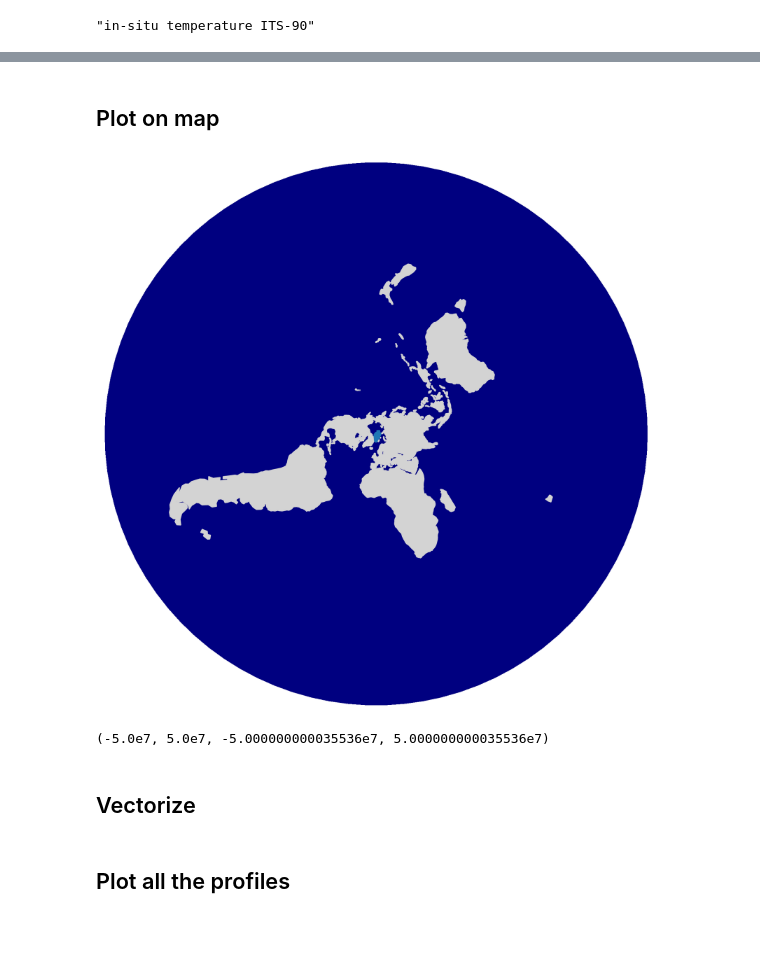
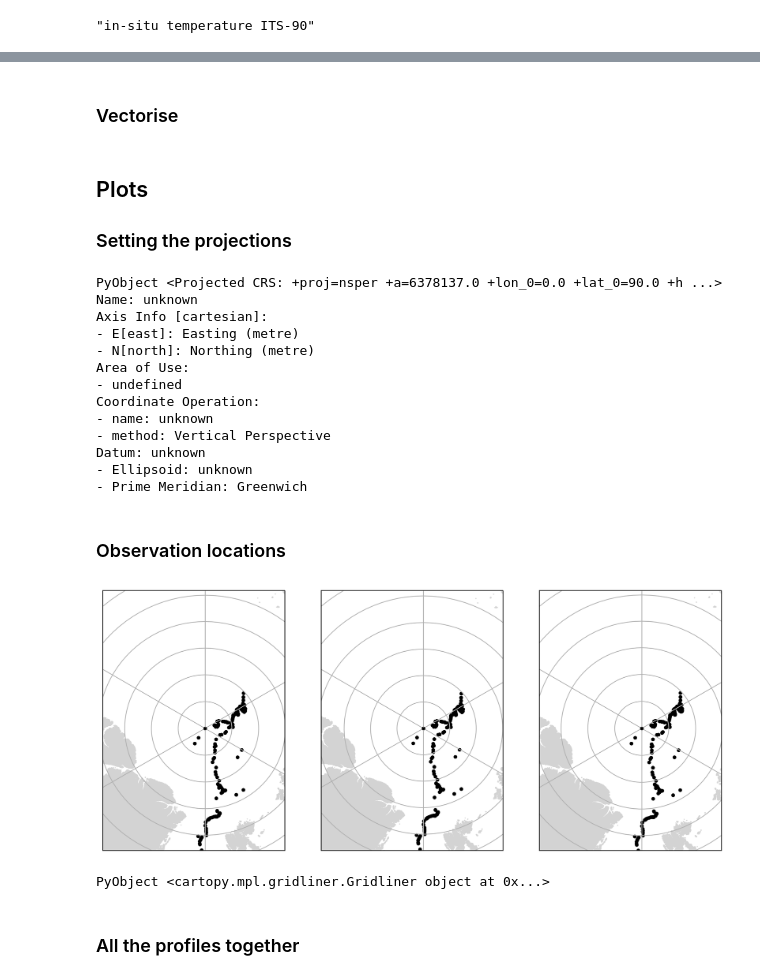
Before and after one commit to gher-uliege/MVRE-DIVAnd, a Jupyter notebook: src/interp_mosaic_data.ipynb, the cells around one changed output, grey strips where cells are left out. Drawn from its saved outputs; the diff is of its cells as text; code cells hidden in the pictures; blank space fills up the shorter version.

```diff
--- a/src/interp_mosaic_data.ipynb
+++ b/src/interp_mosaic_data.ipynb
@@ -1,12 +1,14 @@
 # %%
 using DIVAnd
-using NCDatasets
+include("./MVREDIVAnd.jl")
 using Dates
 using PyPlot
+using NCDatasets
 const plt = PyPlot
 using PyCall
 mpl = pyimport("matplotlib")
 mpl.style.use("./mosaic.mplstyle")
 ccrs = pyimport("cartopy.crs")
 cfeature = pyimport("cartopy.feature")
+coast = cfeature.GSHHSFeature(scale="i")
 # %% [output]
@@ -19,6 +26,6 @@ isfile(datafile) & isfile(datafilenc)
 # %% [output]
 true
 # %%
-varname = "in-situ temperature ITS-90"
+longname = "in-situ temperature ITS-90"
 # %% [output]
 "in-situ temperature ITS-90"
@@ -34,0 +34,4 @@ closed Dataset
+# %%
+lon, lat, pressure, time, var, varunits = MVREDIVAnd.read_data_nc(datafilenc, longname);
+# %% [markdown]
+### Vectorise
@@ -35,15 +40,45 @@ closed Dataset
+# %% [markdown]
+## Plots
+### Setting the projections
+# %%
+proj1 = ccrs.Orthographic(central_longitude=0.0, central_latitude=90.0)
+proj2 = ccrs.NorthPolarStereo()
+proj3 = ccrs.NearsidePerspective(central_longitude=0.0, central_latitude=90.0)
+# %% [output]
+PyObject <Projected CRS: +proj=nsper +a=6378137.0 +lon_0=0.0 +lat_0=90.0 +h ...>
+Name: unknown
+Axis Info [cartesian]:
+- E[east]: Easting (metre)
+- N[north]: Northing (metre)
+Area of Use:
+- undefined
+Coordinate Operation:
+- name: unknown
+- method: Vertical Perspective
+Datum: unknown
+- Ellipsoid: unknown
+- Prime Meridian: Greenwich
 # %% [markdown]
-## Plot on map
+### Observation locations
 # %%
 fig = plt.figure()
-ax = subplot(projection=ccrs.NorthPolarStereo())
-ax.plot(lon, lat, transform=ccrs.PlateCarree())
-ax.set_global()
-ax.add_feature(cfeature.OCEAN, color="navy")
-ax.add_feature(cfeature.LAND, color="lightgray")
-axis("off")
+ax = plt.subplot(131, projection=proj1)
+ax.plot(lon, lat, transform=ccrs.PlateCarree(), "ko", ms=3)
+ax.set_extent([-40, 150, 75, 90.])
+ax.add_feature(coast, color="lightgray")
+ax.gridlines()
+
+ax = plt.subplot(132, projection=proj2)
+ax.plot(lon, lat, transform=ccrs.PlateCarree(), "ko", ms=3)
+ax.set_extent([-40, 150, 75, 90.])
+ax.add_feature(coast, color="lightgray")
+ax.gridlines()
+
+ax = plt.subplot(133, projection=proj3)
+ax.plot(lon, lat, transform=ccrs.PlateCarree(), "ko", ms=3)
+ax.set_extent([-40, 150, 75, 90.])
+ax.add_feature(coast, color="lightgray")
+ax.gridlines()
 # %% [output]
-[figure, old version]
+[figure, new version]
-(-5.0e7, 5.0e7, -5.000000000035536e7, 5.000000000035536e7)
+PyObject <cartopy.mpl.gridliner.Gridliner object at 0x...>
-# %% [markdown]
-## Vectorize
@@ -75,5 +85,5 @@ end
 # %% [markdown]
-## Plot all the profiles
+### All the profiles together
 # %%
 fig = plt.figure()
 ax = plt.subplot(111)
```
Also changed, not shown: parts of 16 cells of this notebook, 1 other file.
